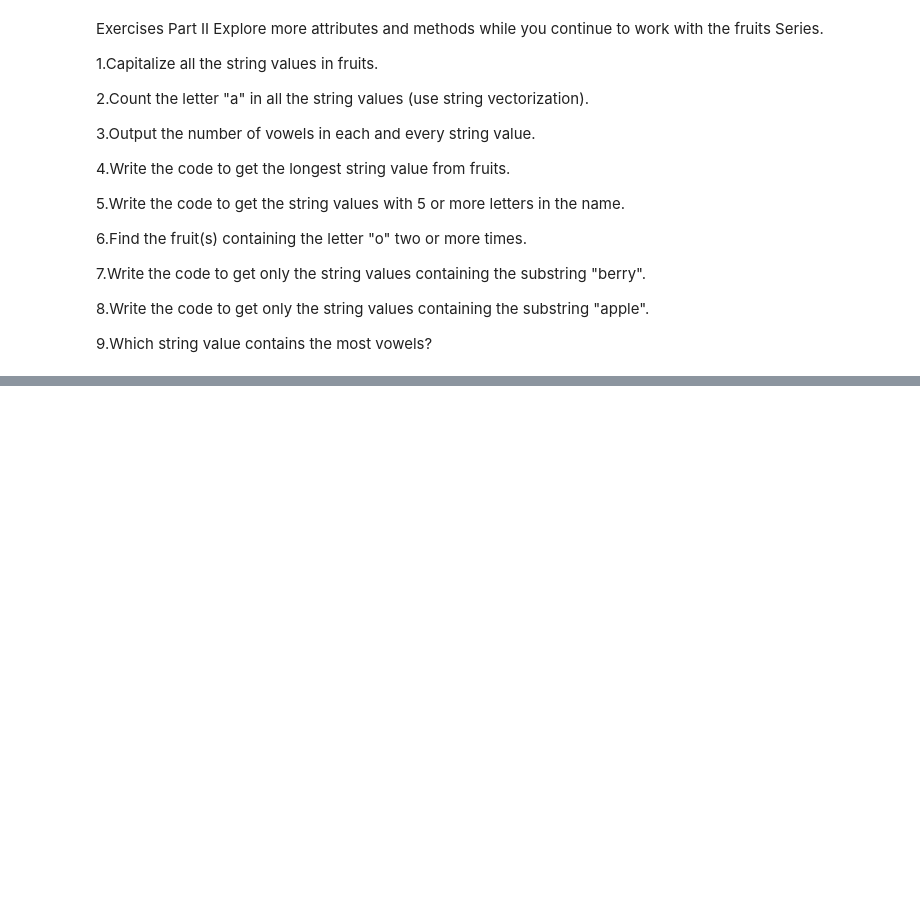
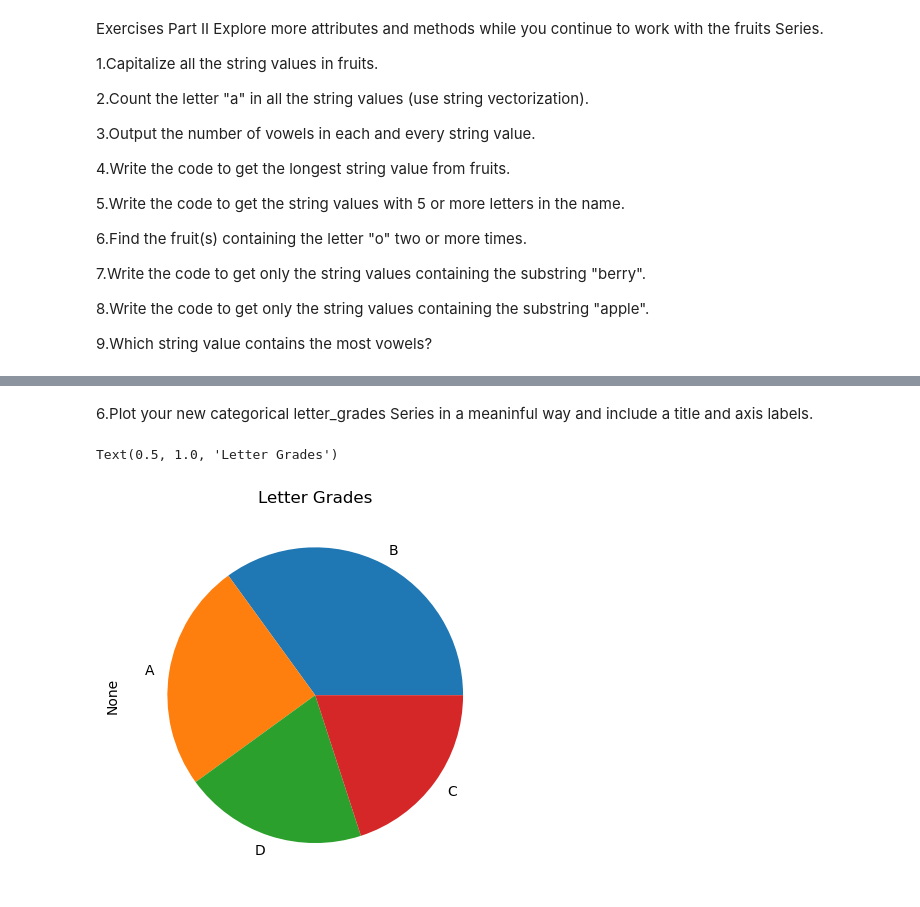
Before and after one commit to Nathanieldewald/numpy-pandas-visualization-exercises, a Jupyter notebook: pandas_series.ipynb, the cells around one changed output, grey strips where cells are left out. Drawn from its saved outputs; the diff is of its cells as text; code cells hidden in the pictures; blank space fills up the shorter version.

```diff
--- a/pandas_series.ipynb
+++ b/pandas_series.ipynb
@@ -43,0 +492,3 @@ Explore more attributes and methods while you continue to work with the fruits S
+# %%
+curve_exam_scores = exam_scores + 4
+curve_exam_scores
@@ -43,0 +515,5 @@ Explore more attributes and methods while you continue to work with the fruits S
+# %%
+grades = [0, 59, 69, 79, 89, 100]
+letters = ['F', 'D', 'C', 'B', 'A']
+letter_grades = pd.cut(curve_exam_scores, bins=grades, labels=letters)
+letter_grades
@@ -43,0 +538,8 @@ Explore more attributes and methods while you continue to work with the fruits S
+# %% [markdown]
+6.Plot your new categorical letter_grades Series in a meaninful way and include a title and axis labels.
+# %%
+plot2 = letter_grades.value_counts().plot.pie()
+plot2.set_title("Letter Grades")
+# %% [output]
+Text(0.5, 1.0, 'Letter Grades')
+[figure, added]
```
Also changed, not shown: parts of 72 cells of this notebook, 1 other file.
